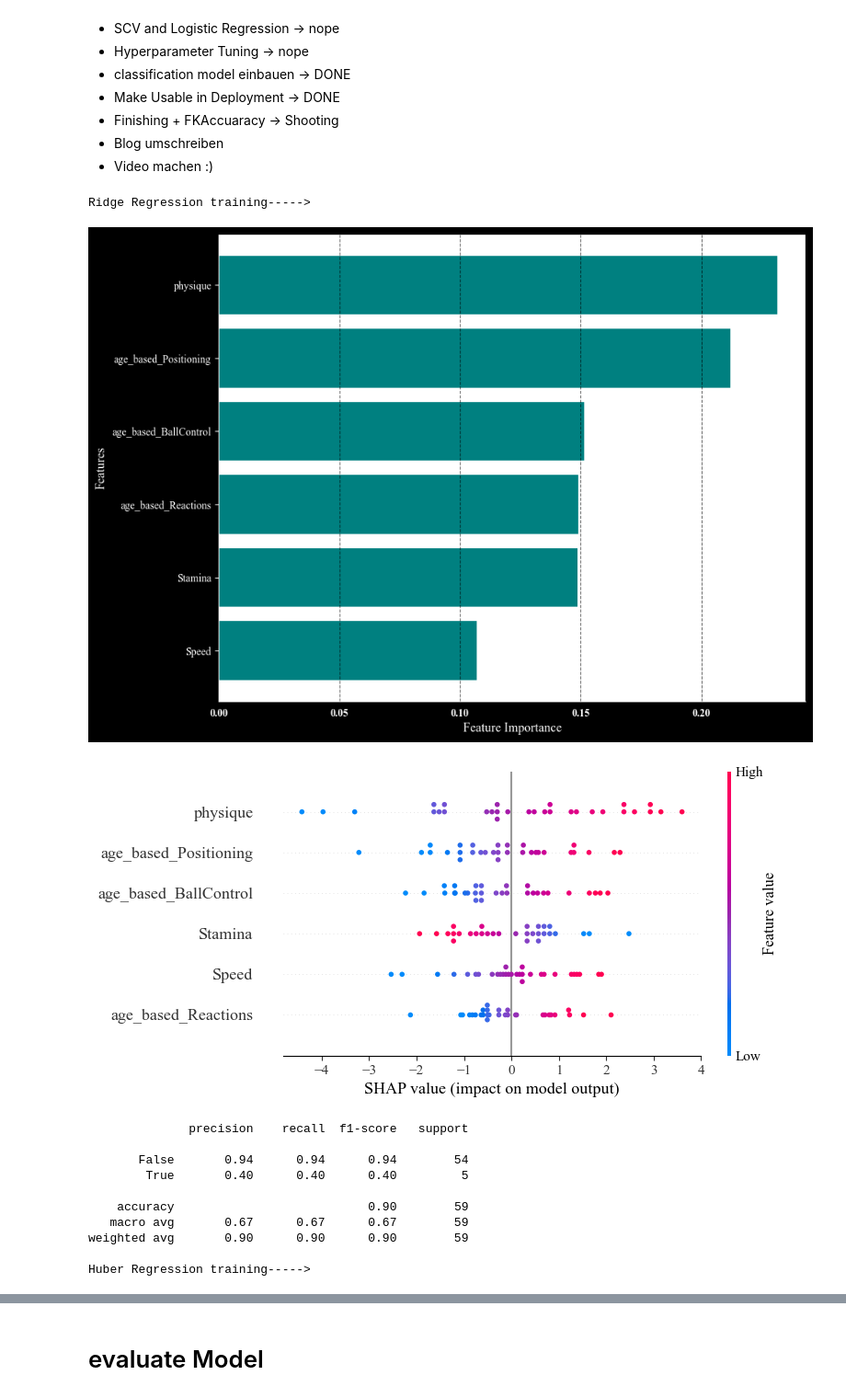
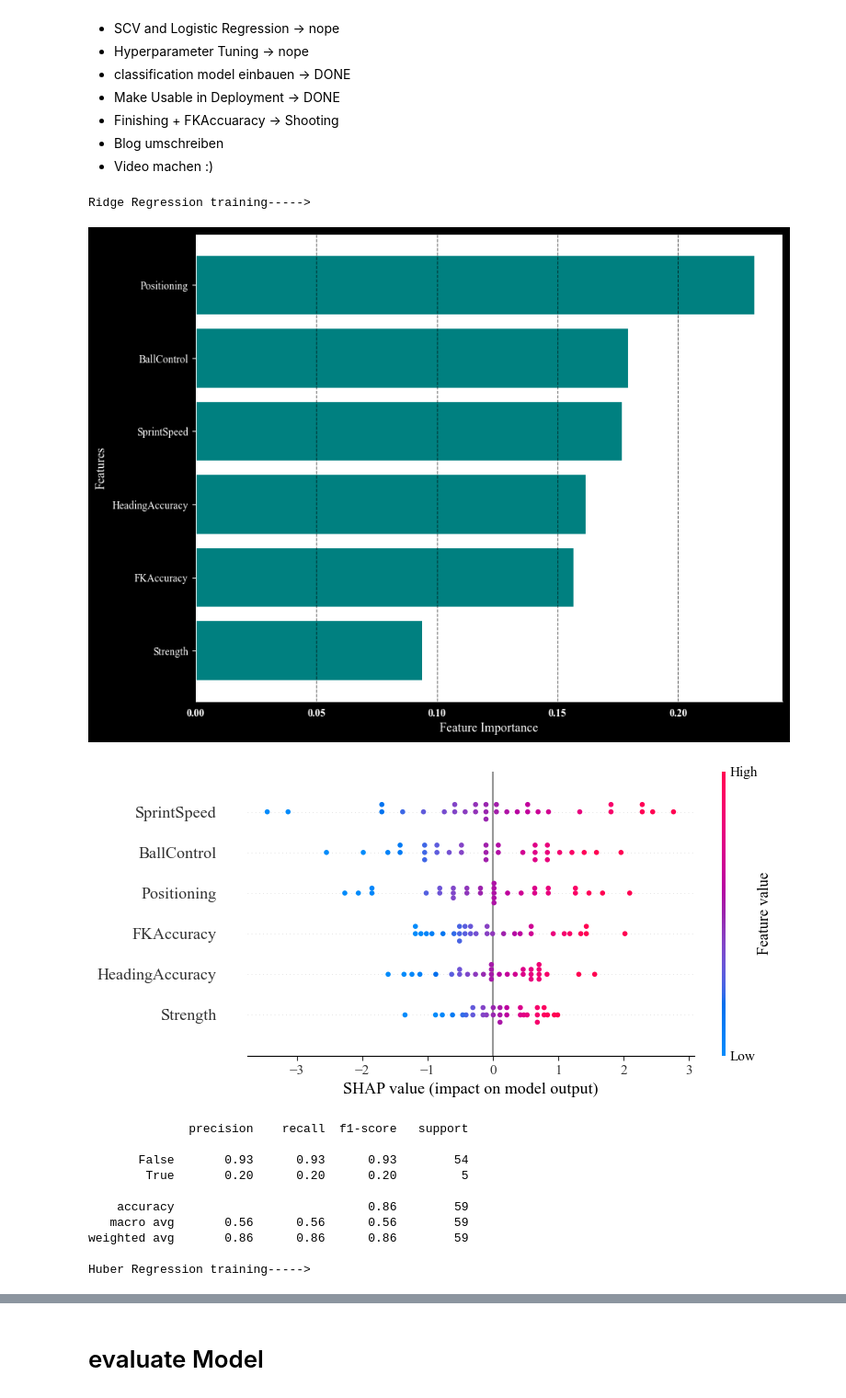
Before and after one commit to robb1302/statsfaction, a Jupyter notebook: scripts/sport_analytics/model/model_offense_regression_center_forward.ipynb, the cells around one changed output, grey strips where cells are left out. Shown at 92% size. Cells and saved outputs as stored; diff of their text form; code cells hidden in the pictures.

Commit message:
restructure regression

```diff
--- a/scripts/sport_analytics/model/model_offense_regression_center_forward.ipynb
+++ b/scripts/sport_analytics/model/model_offense_regression_center_forward.ipynb
@@ -16,9 +16,9 @@ if SCORING in ['neg_mean_squared_error']:
 else:
     DIRECTION = "maximize"
 TRIALS = 30
-SAVE_MODEL_NAME = 'offense_regressor'
 CLASS_WEIGHTS = 'balanced'
-EXPERIEMENT_NAME = "offense_potential_predictor_regression_metrics_no_winger"
+EXPERIEMENT_NAME = "offense_potential_forward"
+SAVE_MODEL_NAME = EXPERIEMENT_NAME
 RUN_NAME = None
 TARGET_OVERALL = 80
 
@@ -43,11 +43,12 @@ PLAYER_ATTRIBUTES = ['Crossing', 'Finishing','shooting_technique','mental',
        'age_based_Stamina', 'age_based_Positioning', 'age_based_Vision',
        'age_based_Finishing', 'age_based_BallControl']
 
-PLAYER_ATTRIBUTES = [ 'shooting',
-       'mental', 'Strength', 'Speed', 'ball_handling', 'age_based_Reactions','Stamina',
-       'age_based_shooting_technique','age_based_Dribbling'
-       'age_based_Positioning', 'age_based_Vision',
-       'age_based_BallControl']
+PLAYER_ATTRIBUTES = ['FKAccuracy','HeadingAccuracy',
+       'ShortPassing',  'Dribbling',
+        'BallControl',  'SprintSpeed',
+       'Reactions',    'Strength',
+       'LongShots', 'Aggression',  'Positioning', 'Vision'
+]
 # PLAYER_ATTRIBUTES = [ 'shooting','ShortPassing','Dribbling','BallControl',
 #                      'Speed',  'Reactions', 'Aggression','mental','age_based_Stamina','Positioning', 'Vision']
 # PLAYER_ATTRIBUTES = [ 'Finishing',   'LongShots','ShotPower',   'Volleys',   'FKAccuracy',  'HeadingAccuracy',
@@ -500,46 +518,47 @@ for model_name, model in regression_models.items():
 
         # Evaluation Plots (Note: Regression models may not have ROC curves, so adapt this as needed)
         plot_feature_importance(model, '', top_n=20)
-        plot_shap_summary(model=model,df=X_test_scaled_df[features],K = 30)
+        explainer = plot_shap_summary(model=model,df=X_test_scaled_df[features],K = 30)
 
         # Output for quick evaluation
         mse = mean_squared_error(y_test, y_pred)
         mae = mean_absolute_error(y_test, y_pred)
         r2 = r2_score(y_test, y_pred)
 
         from sklearn.metrics import  classification_report
         report = classification_report(y_test>TARGET_OVERALL, y_pred>TARGET_OVERALL)
         print(report)
 
 
         regression_results[model_name] = {
             'Model': model,
             'Scaler': scaler,
+            'explainer':explainer,
             'attributes': features,
             'Classification Report': report,
             'Mean Squared Error': mse,
             'Mean Absolute Error': mae,
             'R2 Score': r2
         }
 
 # Evaluate and print results for each model
 for model_name, results in regression_results.items():
     print(f"Model: {model_name}")
     print(f"Mean Squared Error: {results['Mean Squared Error']:.2f}")
     print(f"Mean Absolute Error: {results['Mean Absolute Error']:.2f}")
     print(f"R2 Score: {results['R2 Score']:.2f}")
     print()
 # %% [output]
 Ridge Regression training----->
-[figure, old version]
+[figure, new version]
-[figure, old version]
+[figure, new version]
               precision    recall  f1-score   support
 
-       False       0.94      0.94      0.94        54
-        True       0.40      0.40      0.40         5
+       False       0.93      0.93      0.93        54
+        True       0.20      0.20      0.20         5
 
-    accuracy                           0.90        59
-   macro avg       0.67      0.67      0.67        59
-weighted avg       0.90      0.90      0.90        59
+    accuracy                           0.86        59
+   macro avg       0.56      0.56      0.56        59
+weighted avg       0.86      0.86      0.86        59
 
 Huber Regression training----->
```
Also changed, not shown: parts of 24 cells of this notebook, 6 other files.
